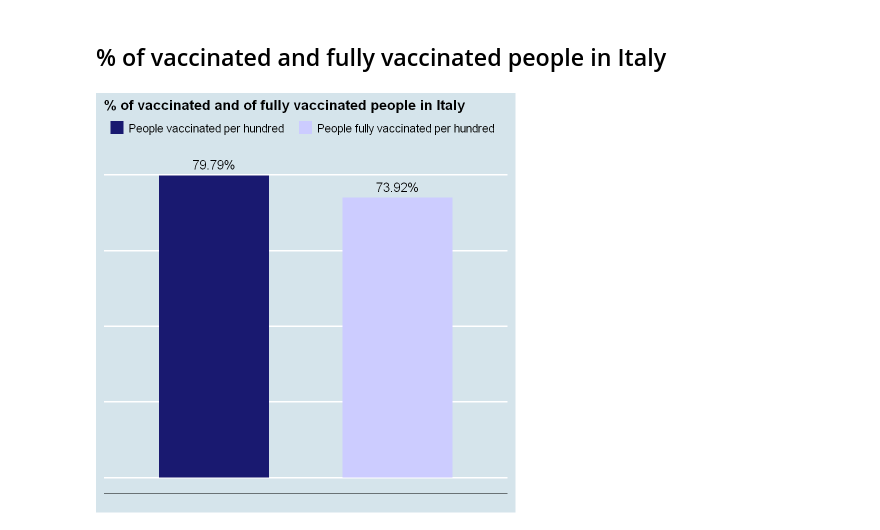
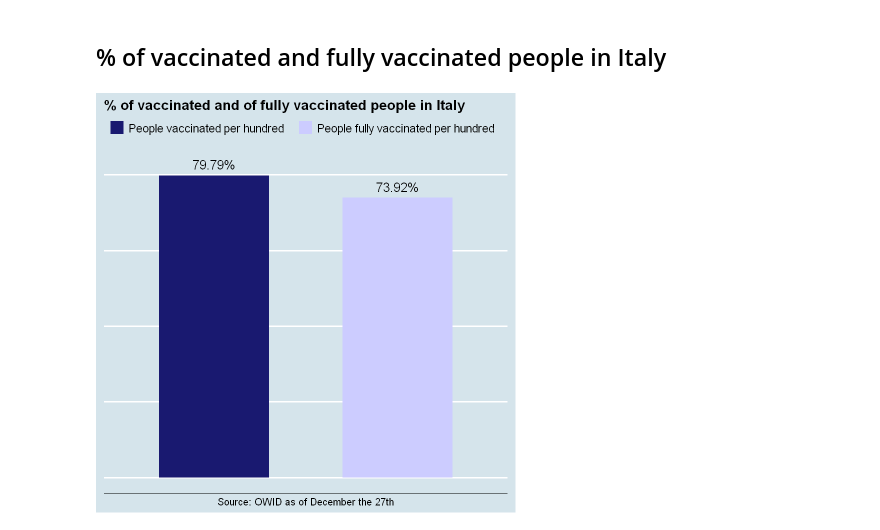
Before and after one commit to JacopoMalatesta/covid_cloud_database, a Jupyter notebook: 02 - Querying and visualizing the database with SQL and R.ipynb, the cells around one changed output. Saved outputs shown, nothing was run; the diff lists cells and outputs as text; code cells hidden in the pictures.

```diff
--- a/02 - Querying and visualizing the database with SQL and R.ipynb
+++ b/02 - Querying and visualizing the database with SQL and R.ipynb
@@ -253,32 +253,32 @@ theme(legend.position = 'bottom',
 # %%
 query  <- "SELECT people_vaccinated_per_hundred, people_fully_vaccinated_per_hundred
            FROM covid
            WHERE location = 'Italy' AND
            date = '2021-12-27'"
 
 dbGetQuery(conn = con, statement = query) %>%
 pivot_longer(cols = c(people_vaccinated_per_hundred, people_fully_vaccinated_per_hundred),
              names_to = "names",
              values_to = "values") %>%
 ggplot(aes(x = fct_reorder(names, desc(values)), y = values, fill = names)) +
 geom_col(width = 0.6) +
 geom_text(aes(label = paste0(values, "%")), size = 5.5, nudge_y = 3) +
 labs(title = "% of vaccinated and of fully vaccinated people in Italy",
      caption = "Source: OWID as of December the 27th") +
 theme_economist() +
 theme(title = element_text(vjust = 2.5),
       axis.title.x = element_blank(),
       axis.title.y = element_blank(),
       axis.text.x = element_blank(),
       axis.text.y = element_blank(),
       axis.ticks.x = element_blank(),
-      plot.caption = element_text(size = 12, vjust = -1.5, hjust = 2),
+      plot.caption = element_text(size = 12, vjust = -1.25),
       legend.title = element_blank(),
       legend.position = "top",
       legend.text = element_text(size = 14),
       legend.direction = "horizontal") +
 scale_fill_manual(values = c("#191970", "#CCCCFF"),
                   limits= c("people_vaccinated_per_hundred", "people_fully_vaccinated_per_hundred"),
                   labels = c("People vaccinated per hundred", "People fully vaccinated per hundred"))
 # %% [output]
-[figure, old version]
+[figure, new version]
```
Also changed, not shown: 1 other file.
